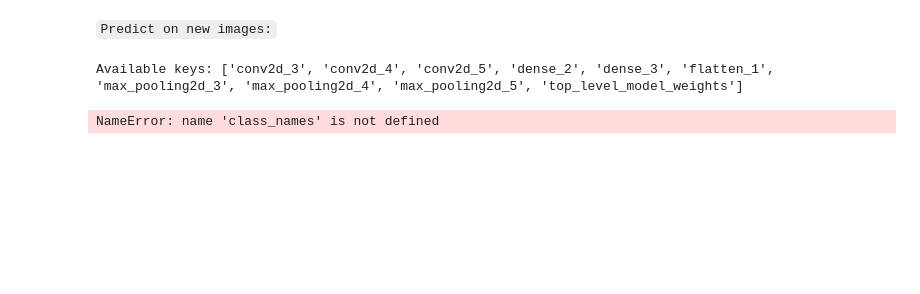
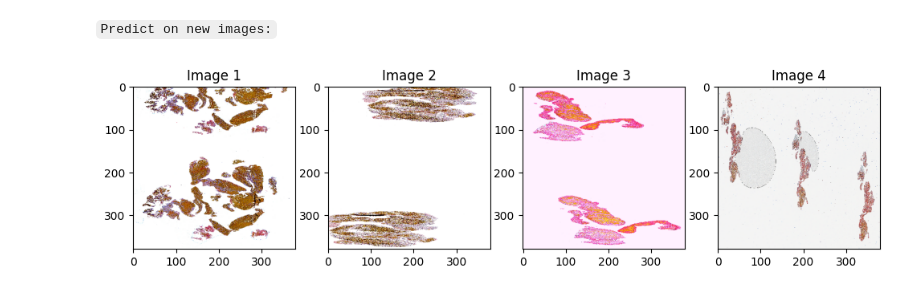
Before and after one commit to sarabenitezinglott/Final-IRONHACK-Project, a Jupyter notebook: densenet_model.ipynb, the cells around one changed output. Saved outputs shown, nothing was run; the diff lists cells and outputs as text; code cells hidden in the pictures; blank space fills up the shorter version.

```diff
--- a/densenet_model.ipynb
+++ b/densenet_model.ipynb
@@ -66,13 +56,3 @@ Evaluation Result: [0.7149374485015869, 0.5]
 # %% [markdown]
 `Predict on new images:`
-# %%
-import h5py
-
-weights_path = '../Final-IRONHACK-Project/data/Dense_weights.h5'
-
-with h5py.File(weights_path, 'r') as f:
-    keys = list(f.keys())
-    print("Available keys:", keys)
-# %% [output]
-Available keys: ['conv2d_3', 'conv2d_4', 'conv2d_5', 'dense_2', 'dense_3', 'flatten_1', 'max_pooling2d_3', 'max_pooling2d_4', 'max_pooling2d_5', 'top_level_model_weights']
 # %%
@@ -81,14 +60,14 @@ dense_model_test.load_weights('../Final-IRONHACK-Project/data/Dense_weights.h5')
 # %%
 from tensorflow.keras.preprocessing import image
+
+# Image preprocessing
 
 test_path = ["D:/bootcamp/test/006388_0.tif","D:/bootcamp/test/008e5c_0.tif", "D:/bootcamp/test/00c058_0.tif", "D:/bootcamp/test/01adc5_0.tif"]
 
 preprocessed_images = []
 for img_path in test_path:
-    img = image.load_img(img_path, target_size=(224, 224))  # Adjust target size as needed
+    img = image.load_img(img_path, target_size=(380, 380))
     img_array = image.img_to_array(img)
-    img_array = np.expand_dims(img_array, axis=0)  # Add batch dimension
-    img_array /= 255.0  # Normalize pixel values (adjust if needed)
+    img_array = np.expand_dims(img_array, axis=0)
+    img_array /= 255.0
     preprocessed_images.append(img_array)
-
-X_test = np.vstack(preprocessed_images)
@@ -97,5 +74,16 @@ X_test = iter(X_test)
-# %%
-predictions = dense_model_test.predict_on_data(X_test, class_names)
-print(predictions)
-# %% [output]
-NameError: name 'class_names' is not defined
+# %%
+fig, axes = plt.subplots(1, len(test_path), figsize=(12, 4))
+
+for i, img_path in enumerate(test_path):
+    img = image.load_img(img_path, target_size=(380, 380))
+    img_array = image.img_to_array(img)
+    img_array = np.expand_dims(img_array, axis=0)
+    img_array /= 255.0
+
+    # Plot the preprocessed image
+    axes[i].imshow(img_array[0])
+    axes[i].set_title(f'Image {i+1}')
+
+plt.show()
+# %% [output]
+[figure, added]
```
Also changed, not shown: parts of 8 cells of this notebook, 14 other files.
